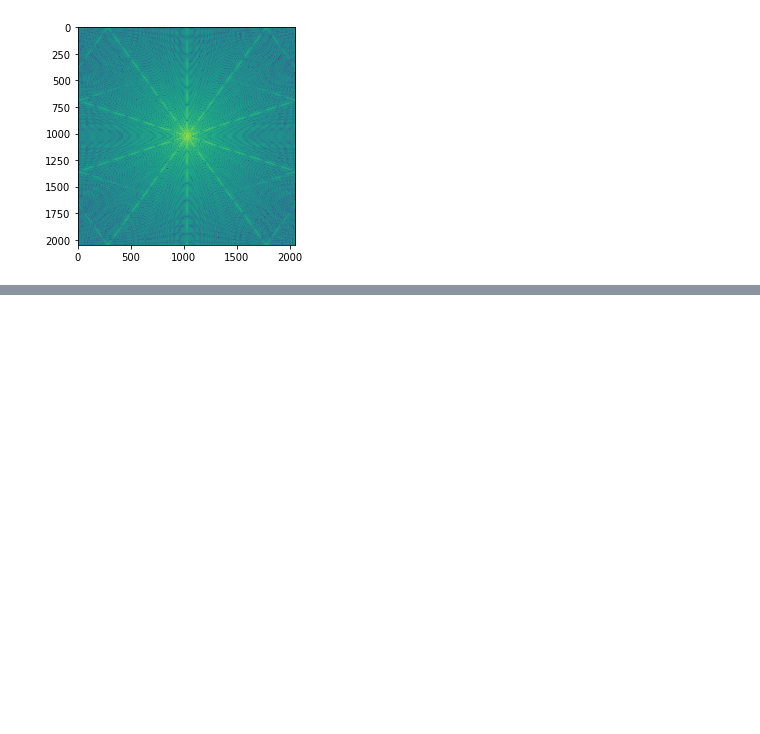
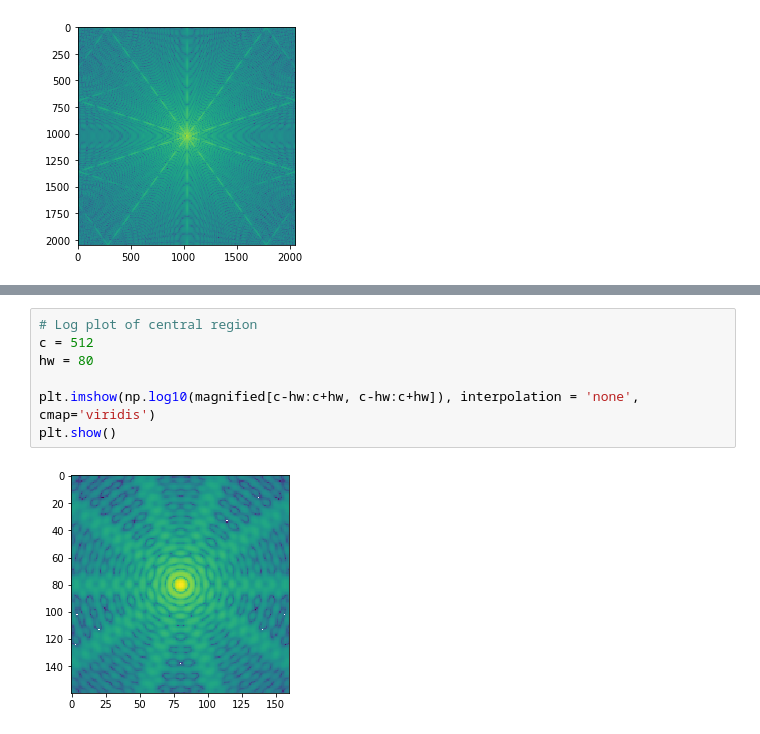
Before and after one commit to benjaminpope/toliman, a Jupyter notebook: image_modelling/prop_magnify test.ipynb, the cells around one changed output, grey strips where cells are left out. Drawn from its saved outputs; the diff is of its cells as text; blank space fills up the shorter version.

```diff
--- a/image_modelling/prop_magnify test.ipynb
+++ b/image_modelling/prop_magnify test.ipynb
@@ -65,0 +66,9 @@ plt.show()
+# %%
+# Log plot of central region
+c = 512
+hw = 80
+
+plt.imshow(np.log10(magnified[c-hw:c+hw, c-hw:c+hw]), interpolation = 'none', cmap='viridis')
+plt.show()
+# %% [output]
+[figure, added]
```
Also changed, not shown: parts of 2 cells of this notebook.
